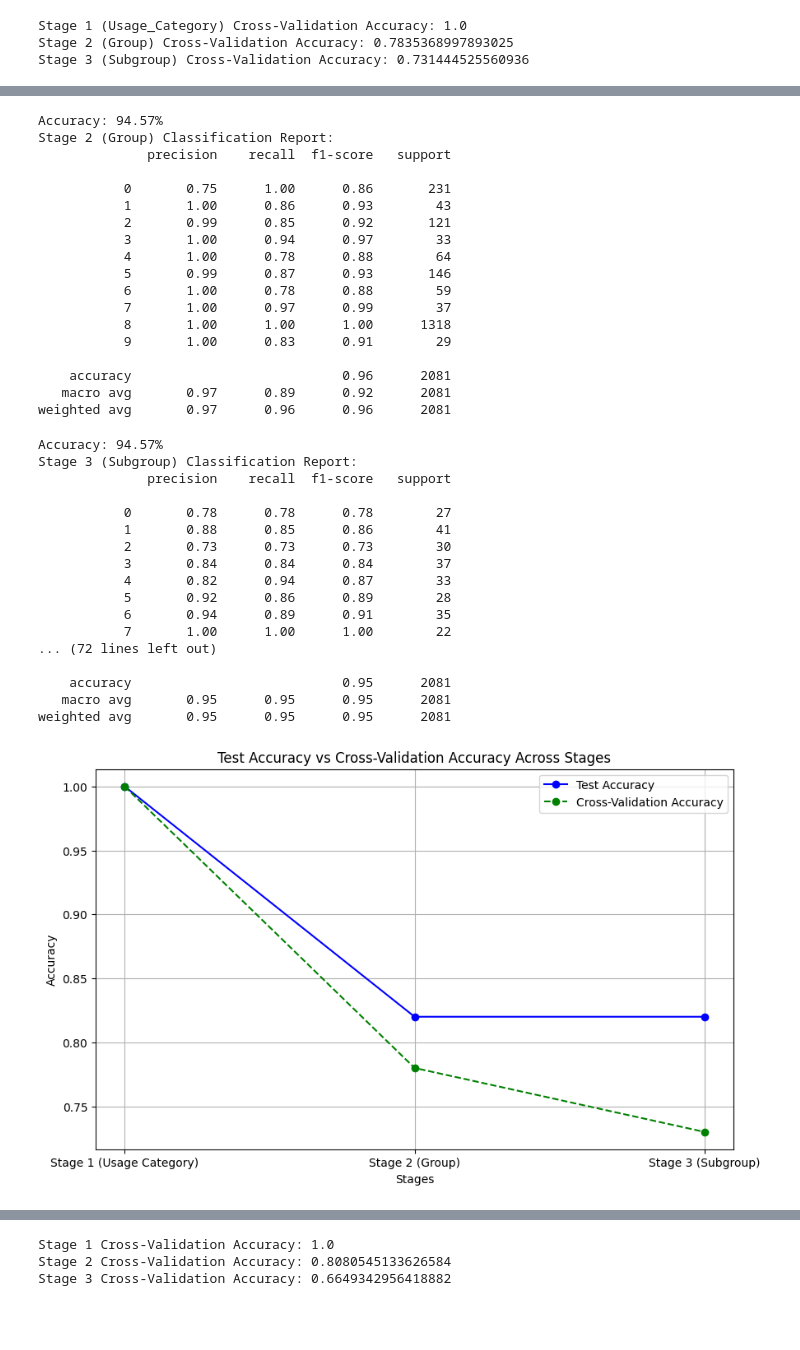
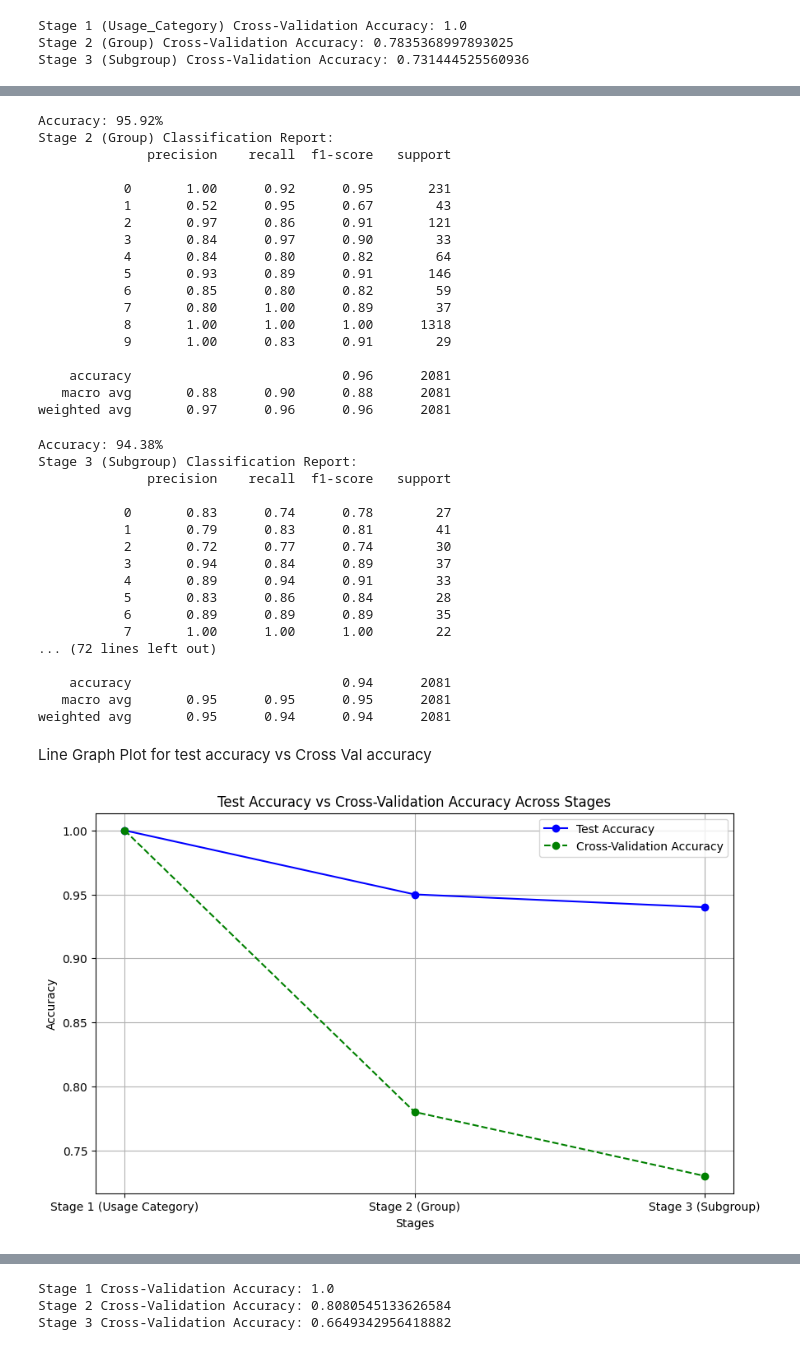
Before and after one commit to pyadav6/AAI-695, a Jupyter notebook: RandomForest_Classification.ipynb, the cells around one changed output, grey strips where cells are left out. Cells and saved outputs as stored; diff of their text form; code cells hidden in the pictures; blank space fills up the shorter version.

Commit message:
graph updated

```diff
--- a/RandomForest_Classification.ipynb
+++ b/RandomForest_Classification.ipynb
@@ -315,73 +327,75 @@ Stage 1 (Usage Category) Classification Report:
 weighted avg       1.00      1.00      1.00      2081
 # %%
 accuracy2 = accuracy_score(y_test2, y_pred_stage2)
-print(f"Accuracy: {accuracy * 100:.2f}%")
+print(f"Accuracy: {accuracy2 * 100:.2f}%")
 
 print("Stage 2 (Group) Classification Report:")
 print(classification_report(y_test2, y_pred_stage2))
 # %% [output]
-Accuracy: 94.57%
+Accuracy: 95.92%
 Stage 2 (Group) Classification Report:
               precision    recall  f1-score   support
 
-           0       0.75      1.00      0.86       231
-           1       1.00      0.86      0.93        43
-           2       0.99      0.85      0.92       121
-           3       1.00      0.94      0.97        33
-           4       1.00      0.78      0.88        64
-           5       0.99      0.87      0.93       146
-           6       1.00      0.78      0.88        59
-           7       1.00      0.97      0.99        37
+           0       1.00      0.92      0.95       231
+           1       0.52      0.95      0.67        43
+           2       0.97      0.86      0.91       121
+           3       0.84      0.97      0.90        33
+           4       0.84      0.80      0.82        64
+           5       0.93      0.89      0.91       146
+           6       0.85      0.80      0.82        59
+           7       0.80      1.00      0.89        37
            8       1.00      1.00      1.00      1318
            9       1.00      0.83      0.91        29
 
     accuracy                           0.96      2081
-   macro avg       0.97      0.89      0.92      2081
+   macro avg       0.88      0.90      0.88      2081
 weighted avg       0.97      0.96      0.96      2081
 # %%
 accuracy3 = accuracy_score(y_test3, y_pred_stage3)
-print(f"Accuracy: {accuracy * 100:.2f}%")
+print(f"Accuracy: {accuracy3 * 100:.2f}%")
 
 print("Stage 3 (Subgroup) Classification Report:")
 print(classification_report(y_test3, y_pred_stage3))
 # %% [output]
-Accuracy: 94.57%
+Accuracy: 94.38%
 Stage 3 (Subgroup) Classification Report:
               precision    recall  f1-score   support
 
-           0       0.78      0.78      0.78        27
-           1       0.88      0.85      0.86        41
-           2       0.73      0.73      0.73        30
-           3       0.84      0.84      0.84        37
-           4       0.82      0.94      0.87        33
-           5       0.92      0.86      0.89        28
-           6       0.94      0.89      0.91        35
+           0       0.83      0.74      0.78        27
+           1       0.79      0.83      0.81        41
+           2       0.72      0.77      0.74        30
+           3       0.94      0.84      0.89        37
+           4       0.89      0.94      0.91        33
+           5       0.83      0.86      0.84        28
+           6       0.89      0.89      0.89        35
            7       1.00      1.00      1.00        22
 ... (72 lines left out)
 
-    accuracy                           0.95      2081
+    accuracy                           0.94      2081
    macro avg       0.95      0.95      0.95      2081
-weighted avg       0.95      0.95      0.95      2081
+weighted avg       0.95      0.94      0.94      2081
+# %% [markdown]
+Line Graph Plot for test accuracy vs Cross Val accuracy
 # %%
-accuracy = [1.0, 0.96, 0.95]
+test_accuracy = [1.0, 0.95, 0.94]
 cv_accuracy = [1.0, 0.78, 0.73]
 
 # Stages
 stages = ['Stage 1 (Usage Category)', 'Stage 2 (Group)', 'Stage 3 (Subgroup)']
 
 # Create the plot
 plt.figure(figsize=(10, 6))
 plt.plot(stages, test_accuracy, marker='o', label='Test Accuracy', linestyle='-', color='blue')
 plt.plot(stages, cv_accuracy, marker='o', label='Cross-Validation Accuracy', linestyle='--', color='green')
 
 # Add labels and title
 plt.xlabel('Stages')
 plt.ylabel('Accuracy')
 plt.title('Test Accuracy vs Cross-Validation Accuracy Across Stages')
 plt.legend()
 plt.grid(True)
 
 # Show the plot
 plt.show()
 # %% [output]
-[figure, old version]
+[figure, new version]
```
Also changed, not shown: parts of 11 cells of this notebook.
